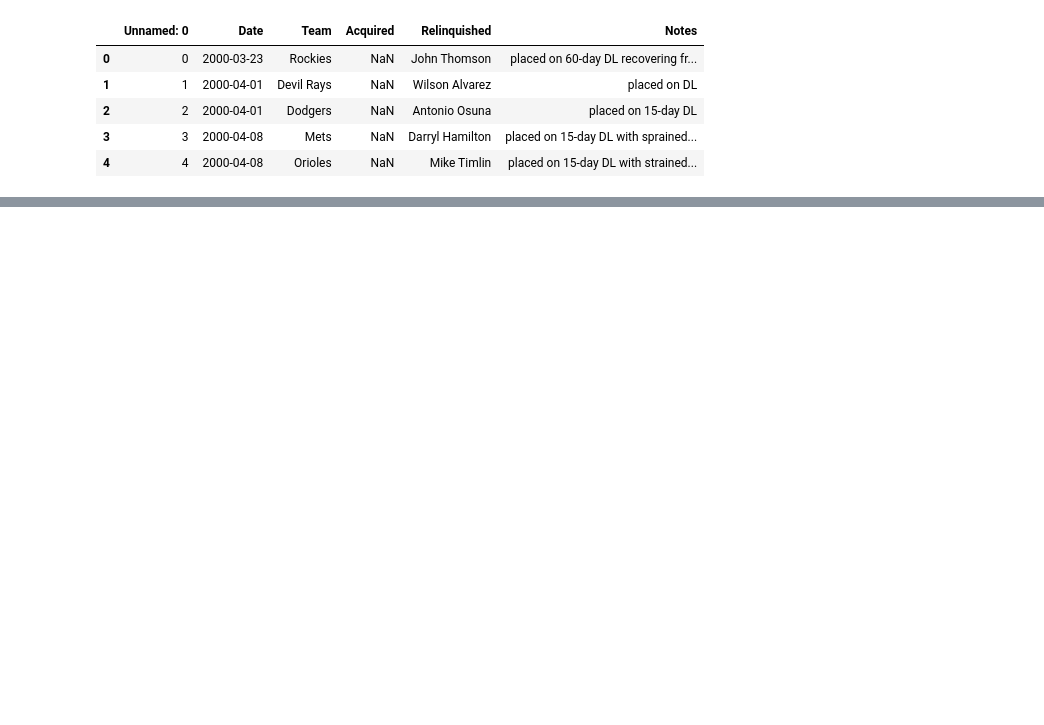
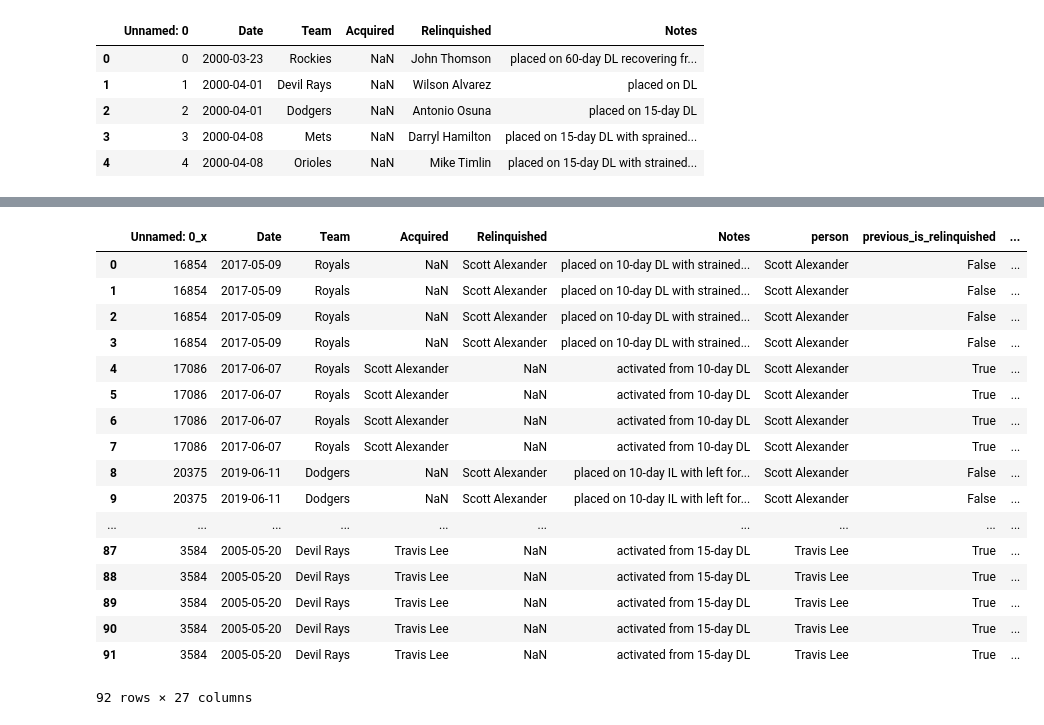
Before and after one commit to bew030/baseball-project, a Jupyter notebook: Bernard's WorkStation.ipynb, the cells around one changed output, grey strips where cells are left out. Saved outputs shown, nothing was run; the diff lists cells and outputs as text; code cells hidden in the pictures; blank space fills up the shorter version.

```diff
--- a/Bernard's WorkStation.ipynb
+++ b/Bernard's WorkStation.ipynb
@@ -416,0 +249,2 @@ pd.DataFrame({'label':label,'Description':description})
+# %%
+tbm = pd.read_csv('baseball_datasets/Player DataFrame')
@@ -416,0 +271,21 @@ pd.DataFrame({'label':label,'Description':description})
+# %%
+pd.merge(test,tbm,how='inner',left_on='person',right_on='nameGiven')
+# %% [output]
+|  | Unnamed: 0_x | Date | Team | Acquired | Relinquished | Notes | person | previous_is_relinquished | ... |
+| 0 | 16854 | 2017-05-09 | Royals | NaN | Scott Alexander | placed on 10-day DL with strained... | Scott Alexander | False | ... |
+| 1 | 16854 | 2017-05-09 | Royals | NaN | Scott Alexander | placed on 10-day DL with strained... | Scott Alexander | False | ... |
+| 2 | 16854 | 2017-05-09 | Royals | NaN | Scott Alexander | placed on 10-day DL with strained... | Scott Alexander | False | ... |
+| 3 | 16854 | 2017-05-09 | Royals | NaN | Scott Alexander | placed on 10-day DL with strained... | Scott Alexander | False | ... |
+| 4 | 17086 | 2017-06-07 | Royals | Scott Alexander | NaN | activated from 10-day DL | Scott Alexander | True | ... |
+| 5 | 17086 | 2017-06-07 | Royals | Scott Alexander | NaN | activated from 10-day DL | Scott Alexander | True | ... |
+| 6 | 17086 | 2017-06-07 | Royals | Scott Alexander | NaN | activated from 10-day DL | Scott Alexander | True | ... |
+| 7 | 17086 | 2017-06-07 | Royals | Scott Alexander | NaN | activated from 10-day DL | Scott Alexander | True | ... |
+| 8 | 20375 | 2019-06-11 | Dodgers | NaN | Scott Alexander | placed on 10-day IL with left for... | Scott Alexander | False | ... |
+| 9 | 20375 | 2019-06-11 | Dodgers | NaN | Scott Alexander | placed on 10-day IL with left for... | Scott Alexander | False | ... |
+| ... | ... | ... | ... | ... | ... | ... | ... | ... | ... |
+| 87 | 3584 | 2005-05-20 | Devil Rays | Travis Lee | NaN | activated from 15-day DL | Travis Lee | True | ... |
+| 88 | 3584 | 2005-05-20 | Devil Rays | Travis Lee | NaN | activated from 15-day DL | Travis Lee | True | ... |
+| 89 | 3584 | 2005-05-20 | Devil Rays | Travis Lee | NaN | activated from 15-day DL | Travis Lee | True | ... |
+| 90 | 3584 | 2005-05-20 | Devil Rays | Travis Lee | NaN | activated from 15-day DL | Travis Lee | True | ... |
+| 91 | 3584 | 2005-05-20 | Devil Rays | Travis Lee | NaN | activated from 15-day DL | Travis Lee | True | ... |
+92 rows × 27 columns
```
Also changed, not shown: parts of 46 cells of this notebook, 1 other file.
